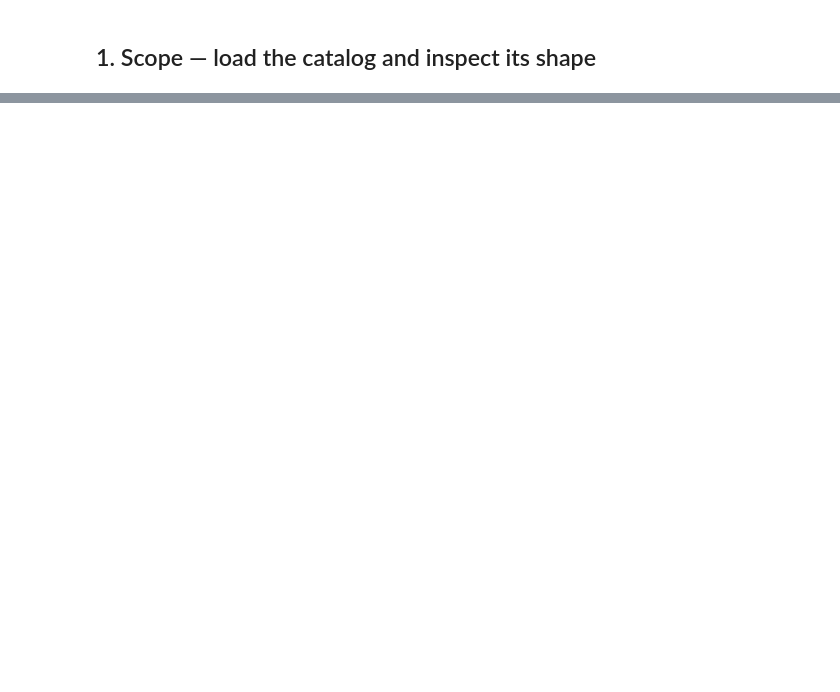
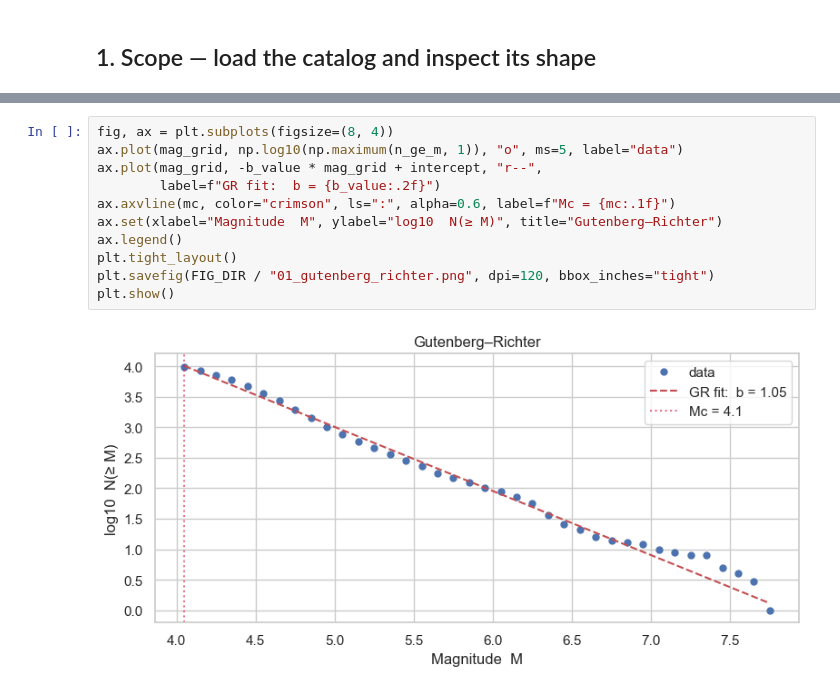
Before and after one commit to UsmanAhmed98/seismic-sequence-mining, a Jupyter notebook: notebooks/01_eda.ipynb, the cells around one changed output, grey strips where cells are left out. Saved outputs shown, nothing was run; the diff lists cells and outputs as text; blank space fills up the shorter version.

```diff
--- a/notebooks/01_eda.ipynb
+++ b/notebooks/01_eda.ipynb
@@ -335,0 +162,13 @@ catalog.
+# %%
+fig, ax = plt.subplots(figsize=(8, 4))
+ax.plot(mag_grid, np.log10(np.maximum(n_ge_m, 1)), "o", ms=5, label="data")
+ax.plot(mag_grid, -b_value * mag_grid + intercept, "r--",
+        label=f"GR fit:  b = {b_value:.2f}")
+ax.axvline(mc, color="crimson", ls=":", alpha=0.6, label=f"Mc = {mc:.1f}")
+ax.set(xlabel="Magnitude  M", ylabel="log10  N(≥ M)", title="Gutenberg–Richter")
+ax.legend()
+plt.tight_layout()
+plt.savefig(FIG_DIR / "01_gutenberg_richter.png", dpi=120, bbox_inches="tight")
+plt.show()
+# %% [output]
+[figure, added]
```
Also changed, not shown: parts of 57 cells of this notebook, 1 other file.
